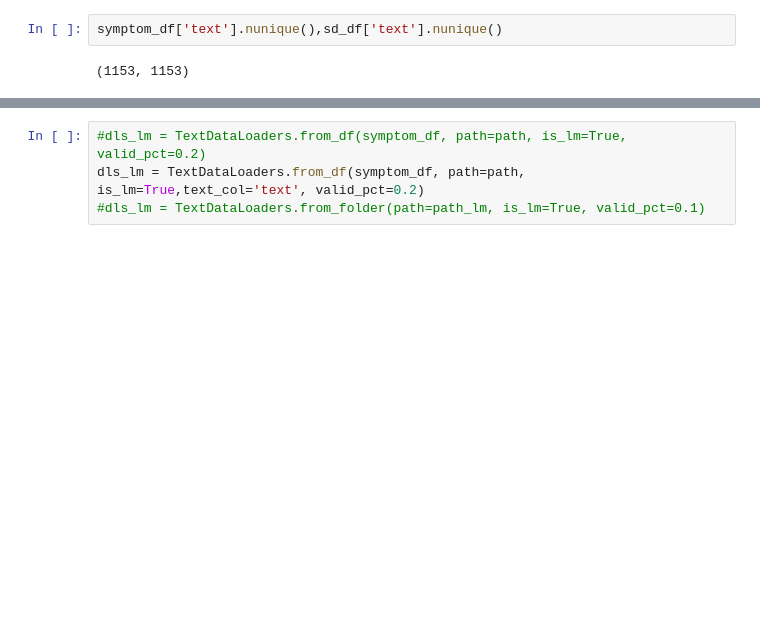
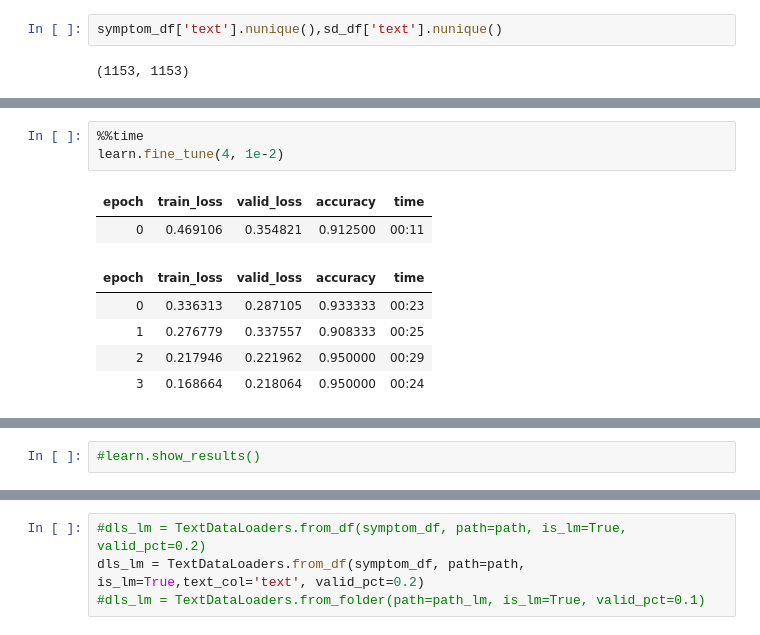
Before and after one commit to rubanzasilva/symptom_to_disease, a Jupyter notebook: symptom-disease-ulmfit_lightning.ipynb, the cells around one changed output, grey strips where cells are left out. Saved outputs shown, nothing was run; the diff lists cells and outputs as text; blank space fills up the shorter version.

```diff
--- a/symptom-disease-ulmfit_lightning.ipynb
+++ b/symptom-disease-ulmfit_lightning.ipynb
@@ -138,0 +179,11 @@ symptom_df['text'].nunique(),sd_df['text'].nunique()
+# %%
+%%time
+learn.fine_tune(4, 1e-2)
+# %% [output]
+| epoch | train_loss | valid_loss | accuracy | time |
+| 0 | 0.469106 | 0.354821 | 0.912500 | 00:11 |
+| epoch | train_loss | valid_loss | accuracy | time |
+| 0 | 0.336313 | 0.287105 | 0.933333 | 00:23 |
+| 1 | 0.276779 | 0.337557 | 0.908333 | 00:25 |
+| 2 | 0.217946 | 0.221962 | 0.950000 | 00:29 |
+| 3 | 0.168664 | 0.218064 | 0.950000 | 00:24 |
@@ -138,0 +192,2 @@ symptom_df['text'].nunique(),sd_df['text'].nunique()
+# %%
+#learn.show_results()
```
Also changed, not shown: parts of 19 cells of this notebook.
